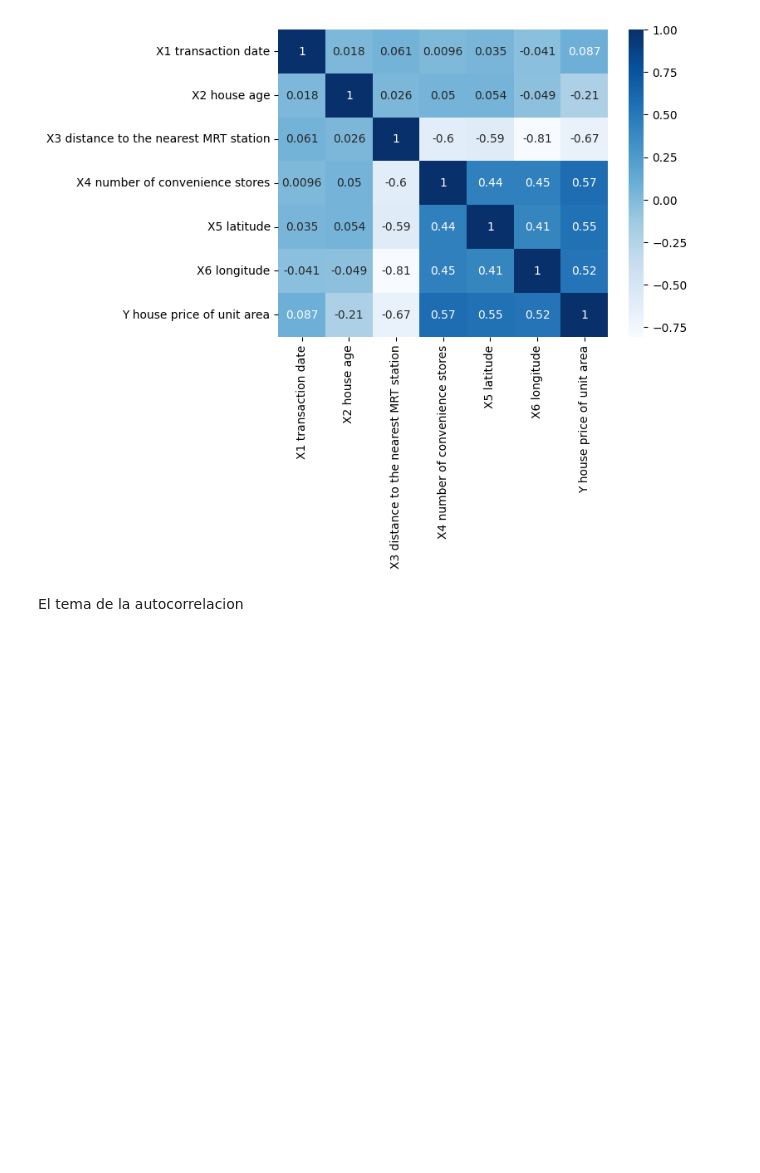
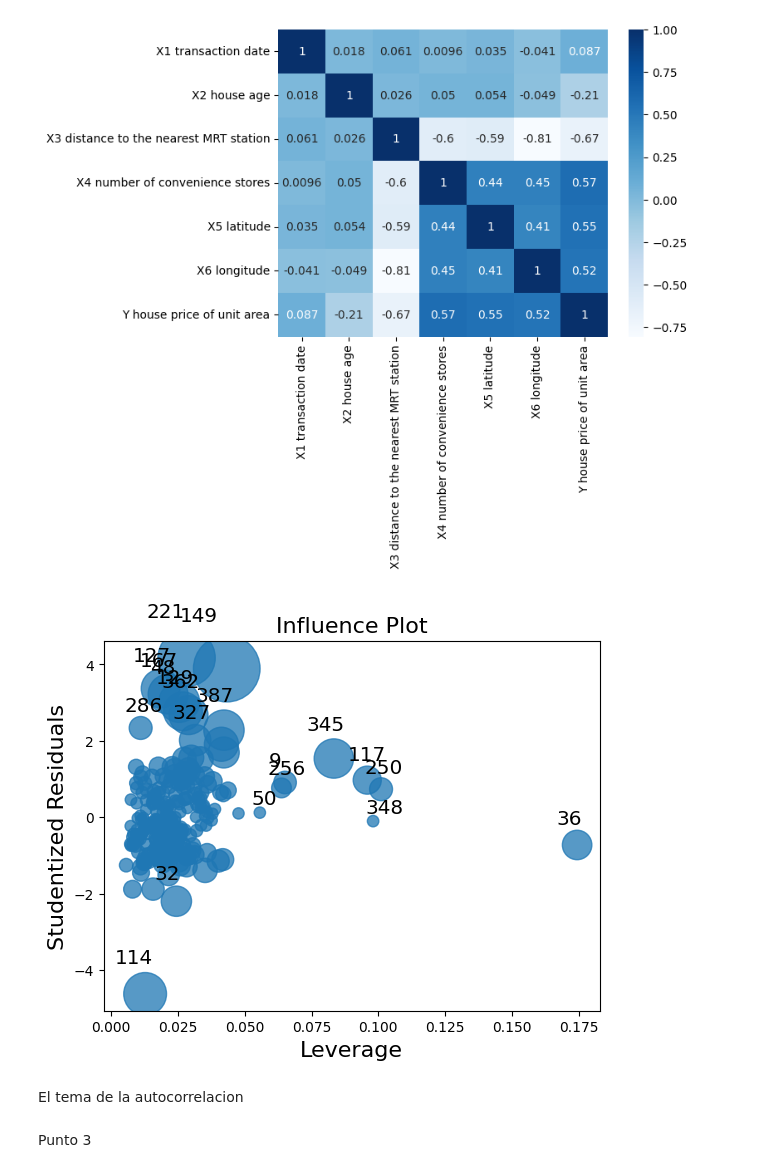
Before and after one commit to Julian-Leon/Taller-3, a Jupyter notebook: codigo.ipynb, the cells around one changed output. Saved outputs shown, nothing was run; the diff lists cells and outputs as text; code cells hidden in the pictures; blank space fills up the shorter version.

Commit message:
Cambio Juan Pablo punto 3

```diff
--- a/codigo.ipynb
+++ b/codigo.ipynb
@@ -135,5 +114,11 @@ sb.heatmap(corr, cmap="Blues", annot=True)
 # %% [output]
 <Axes: >
 [figure]
+# %%
+fig = sm.graphics.influence_plot(model, criterion="cooks")
+# %% [output]
+[figure, added]
 # %% [markdown]
 El tema de la autocorrelacion
+# %% [markdown]
+Punto 3
```
Also changed, not shown: parts of 32 cells of this notebook.
